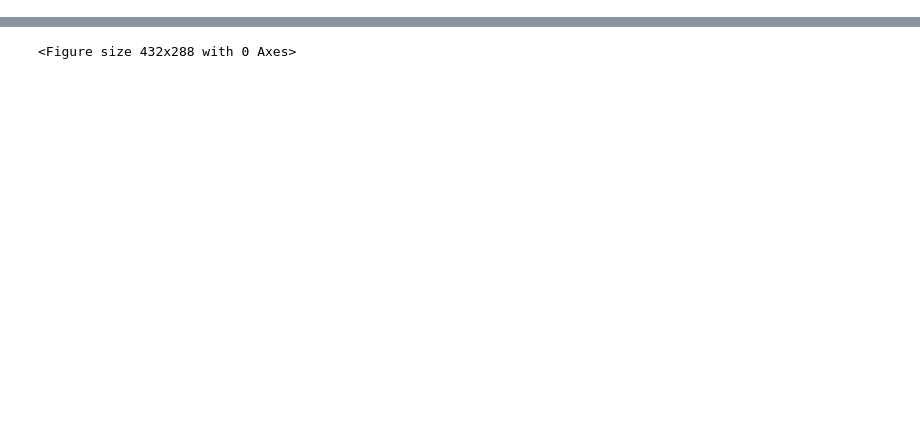
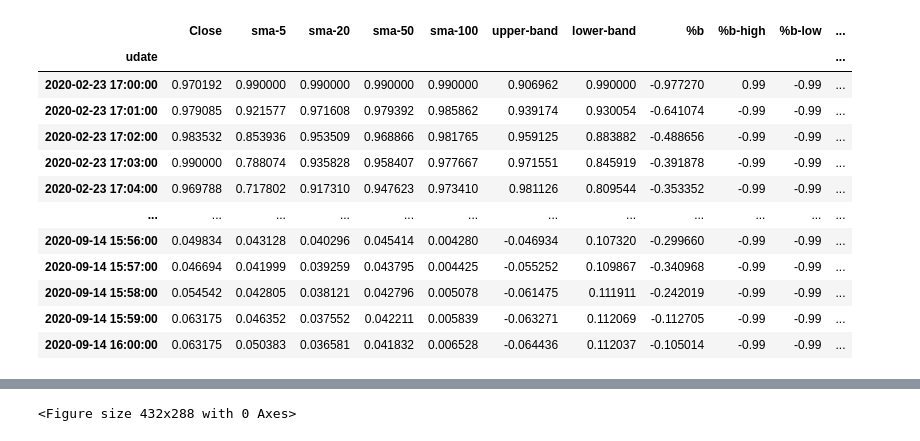
Before and after one commit to webclinic017/dbpower-machine-learning-project, a Jupyter notebook: nq4.ipynb, the cells around one changed output, grey strips where cells are left out. Saved outputs shown, nothing was run; the diff lists cells and outputs as text; code cells hidden in the pictures; blank space fills up the shorter version.

```diff
--- a/nq4.ipynb
+++ b/nq4.ipynb
@@ -265,60 +276,63 @@ excpet & delete:  2020-10-29
 # %%
 # 5.0 合併
-df7 = pd.DataFrame()
-for k, df6 in data1.items():
-    df7 = pd.concat([df7, df6], axis=0, join='outer', ignore_index=False, keys=None, levels=None, names=None, verify_integrity=False, copy=True)
+df5 = pd.DataFrame()
+for k, df5_1 in data2.items():
+    df5 = pd.concat([df5, df5_1], axis=0, join='outer', ignore_index=False, keys=None, levels=None, names=None, verify_integrity=False, copy=True)
 
 # 5.1 清洗
-df8 = df7.copy(deep=True)
+df5_3 = df5.copy(deep=True)
 drop_list_3 = ['High', 'Low', 'Open', 'Volume', 'macd', 'macdsignal', 'middle-band', 'k-kdj', 'd-kdj', 'vol-ema5', 'sma-10', 'vwap-10']
-df8.drop(drop_list_3, axis=1, inplace=True)
-df8.fillna(0, inplace=True)
-df8 = df8.round(2)
+df5_3.drop(drop_list_3, axis=1, inplace=True)
+df5_3.fillna(0, inplace=True)
+df5_3 = df5_3.round(2)
 
 # 5.2 檢查
-is_contain_null = df8.isnull().sum()
-is_contain_nan = df8.isna().sum()
-is_contain_inf = df8.isin([np.nan]).sum()
-print('数据集: Total dataset has {} samples, and {} features.'.format(df8.shape[0], df8.shape[1])) # df8.info()
+is_contain_null = df5_3.isnull().sum()
+is_contain_nan = df5_3.isna().sum()
+is_contain_inf = df5_3.isin([np.nan]).sum()
+print('数据集: Total dataset has {} samples, and {} features.'.format(df5_3.shape[0], df5_3.shape[1])) # df5_3.info()
 
 # 5.3 儲存
 path_data = os.path.abspath(os.path.join('data', 'nq', 'clean-data', 'nq-clean-data-with-features.csv'))
 if os.path.exists(path_data):
     os.remove(path_data)
-df8.to_csv(path_data)
+df5_3.to_csv(path_data)
 
 # 5.4.1 分包 (日子)
-data2 = separate_daily(df8, 'dict')
+data3 = separate_daily(df5_3, 'dict')
 # 5.3.2 正則化
 normalization_days = 10
-_days2 = np.array(list(data2.keys()))
-len_days2 = (_days2.shape[0]//normalization_days)+1
-data3 = []
+days2 = np.array(list(data3.keys()))
+len_days2 = (days2.shape[0]//normalization_days)+1
+data3_1 = []
 scalers = {}
 for i in range(len_days2):
     try:
         start1, end1 = i*normalization_days, (i+1)*normalization_days
-        if end1 >= _days2.shape[0]:
-            end1 = _days2.shape[0]-1
+        if end1 >= days2.shape[0]:
+            end1 = days2.shape[0]-1
         # 5.3.3 每X日集合
-        day_start, day_end = _days2[start1], _days2[end1]
-        mask = ((df8['udate'].dt.date >= day_start) & (df8['udate'].dt.date <= day_end))
-        _df8 = df8[mask]
+        day_start, day_end = days2[start1], days2[end1]
+        day_start2 = datetime(day_start.year, day_start.month, day_start.day, 17, 0, 0)
+        day_end2 = datetime(day_end.year, day_end.month, day_end.day, 16, 0, 0)
+        mask = ((df5_3['udate'] >= day_start2) & (df5_3['udate'] <= day_end2))
+        df5_4 = df5_3[mask]
         # 5.4.4 正則代集合
         min_max_scaler = MinMaxScaler(feature_range=(-0.99, 0.99))
-        df10 = _df8.drop(['udate'], axis=1)
-        min_max_scaler.fit(df10)
-        scalers[i] = {'scaler': min_max_scaler, 'day_start': day_start, 'day_end': day_end}
-        df11 = min_max_scaler.transform(df10)
-        df11 = pd.DataFrame(df11, columns=df10.columns, index=df10.index)
-        df11['udate'] = _df8['udate']
+        df5_5 = df5_4.drop(['udate'], axis=1)
+        min_max_scaler.fit(df5_5)
+        scalers[i] = {'scaler': min_max_scaler, 'day_start': day_start2, 'day_end': day_end2}
+        df5_6 = min_max_scaler.transform(df5_5)
+        df5_6 = pd.DataFrame(df5_6, columns=df5_5.columns, index=df5_5.index)
+        df5_6['udate'] = df5_4['udate']
         # 5.4.5 合併
-        data3.append(df11)
+        data3_1.append(df5_6)
     except:
-        print('except: ', start1, end1, len(_days2))
+        print('except: ', start1, end1, len(days2))
 
 # 5.4.6 合併
-df12 = pd.DataFrame()
-for df13 in data3:
-    df12 = pd.concat([df12, df13], axis=0, join='outer', ignore_index=False, keys=None, levels=None, names=None, verify_integrity=False, copy=True)
+df5_7 = pd.DataFrame()
+for df5_8 in data3_1:
+    df5_7 = pd.concat([df5_7, df5_8], axis=0, join='outer', ignore_index=False, keys=None, levels=None, names=None, verify_integrity=False, copy=True)
+df5_7
 # %% [output]
@@ -344,0 +340,13 @@ for df13 in data3:
+|  | Close | sma-5 | sma-20 | sma-50 | sma-100 | upper-band | lower-band | %b | %b-high | %b-low | ... |
+| udate |  |  |  |  |  |  |  |  |  |  | ... |
+| 2020-02-23 17:00:00 | 0.970192 | 0.990000 | 0.990000 | 0.990000 | 0.990000 | 0.906962 | 0.990000 | -0.977270 | 0.99 | -0.99 | ... |
+| 2020-02-23 17:01:00 | 0.979085 | 0.921577 | 0.971608 | 0.979392 | 0.985862 | 0.939174 | 0.930054 | -0.641074 | -0.99 | -0.99 | ... |
+| 2020-02-23 17:02:00 | 0.983532 | 0.853936 | 0.953509 | 0.968866 | 0.981765 | 0.959125 | 0.883882 | -0.488656 | -0.99 | -0.99 | ... |
+| 2020-02-23 17:03:00 | 0.990000 | 0.788074 | 0.935828 | 0.958407 | 0.977667 | 0.971551 | 0.845919 | -0.391878 | -0.99 | -0.99 | ... |
+| 2020-02-23 17:04:00 | 0.969788 | 0.717802 | 0.917310 | 0.947623 | 0.973410 | 0.981126 | 0.809544 | -0.353352 | -0.99 | -0.99 | ... |
+| ... | ... | ... | ... | ... | ... | ... | ... | ... | ... | ... | ... |
+| 2020-09-14 15:56:00 | 0.049834 | 0.043128 | 0.040296 | 0.045414 | 0.004280 | -0.046934 | 0.107320 | -0.299660 | -0.99 | -0.99 | ... |
+| 2020-09-14 15:57:00 | 0.046694 | 0.041999 | 0.039259 | 0.043795 | 0.004425 | -0.055252 | 0.109867 | -0.340968 | -0.99 | -0.99 | ... |
+| 2020-09-14 15:58:00 | 0.054542 | 0.042805 | 0.038121 | 0.042796 | 0.005078 | -0.061475 | 0.111911 | -0.242019 | -0.99 | -0.99 | ... |
+| 2020-09-14 15:59:00 | 0.063175 | 0.046352 | 0.037552 | 0.042211 | 0.005839 | -0.063271 | 0.112069 | -0.112705 | -0.99 | -0.99 | ... |
+| 2020-09-14 16:00:00 | 0.063175 | 0.050383 | 0.036581 | 0.041832 | 0.006528 | -0.064436 | 0.112037 | -0.105014 | -0.99 | -0.99 | ... |
```
Also changed, not shown: parts of 13 cells of this notebook.
